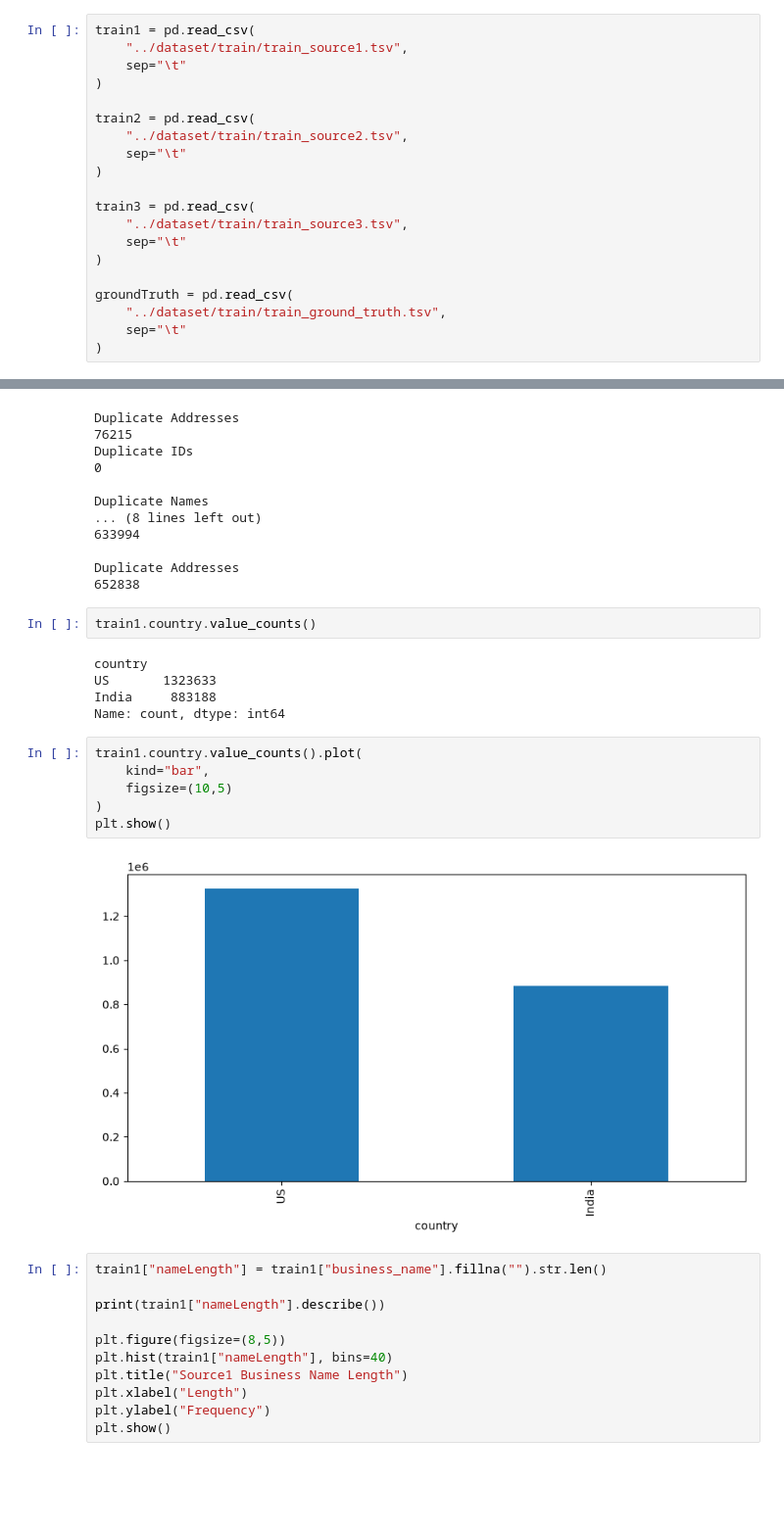
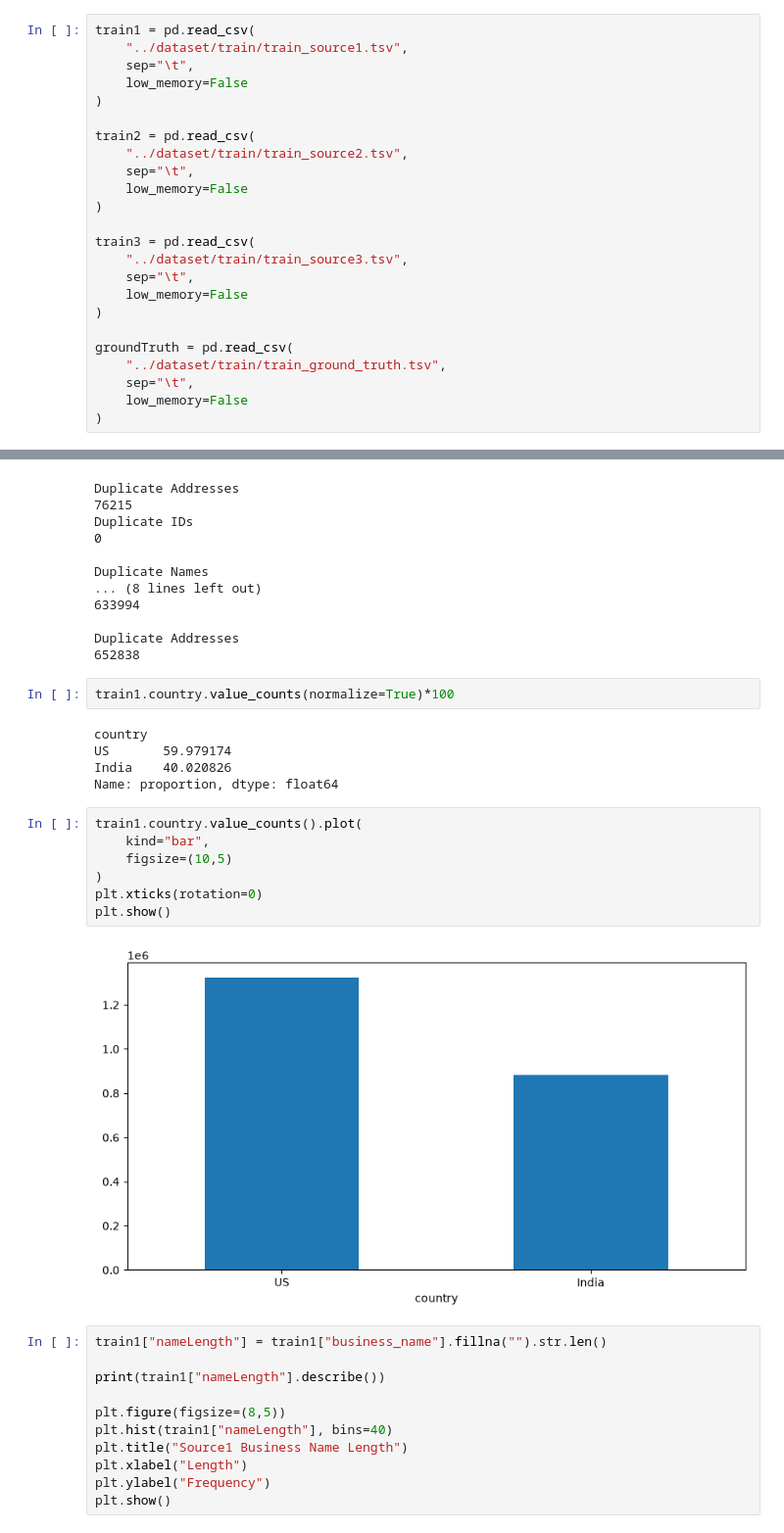
Before and after one commit to ayushjaiswal1412/ML_Amazon, a Jupyter notebook: 01_EDA.ipynb, the cells around one changed output, grey strips where cells are left out. Shown at 98% size. Cells and saved outputs as stored; diff of their text form; blank space fills up the shorter version.

```diff
--- a/01_EDA.ipynb
+++ b/01_EDA.ipynb
@@ -10,21 +10,25 @@ pd.set_option("display.max_colwidth", None)
 # %%
 train1 = pd.read_csv(
     "../dataset/train/train_source1.tsv",
-    sep="\t"
+    sep="\t",
+    low_memory=False
 )
 
 train2 = pd.read_csv(
     "../dataset/train/train_source2.tsv",
-    sep="\t"
+    sep="\t",
+    low_memory=False
 )
 
 train3 = pd.read_csv(
     "../dataset/train/train_source3.tsv",
-    sep="\t"
+    sep="\t",
+    low_memory=False
 )
 
 groundTruth = pd.read_csv(
     "../dataset/train/train_ground_truth.tsv",
-    sep="\t"
+    sep="\t",
+    low_memory=False
 )
 # %%
@@ -244,20 +290,21 @@ Duplicate Names
 Duplicate Addresses
 652838
 # %%
-train1.country.value_counts()
+train1.country.value_counts(normalize=True)*100
 # %% [output]
 country
-US       1323633
-India     883188
-Name: count, dtype: int64
+US       59.979174
+India    40.020826
+Name: proportion, dtype: float64
 # %%
 train1.country.value_counts().plot(
     kind="bar",
     figsize=(10,5)
 )
+plt.xticks(rotation=0)
 plt.show()
 # %% [output]
-[figure, old version]
+[figure, new version]
 # %%
 train1["nameLength"] = train1["business_name"].fillna("").str.len()
 
```
Also changed, not shown: parts of 175 cells of this notebook.
